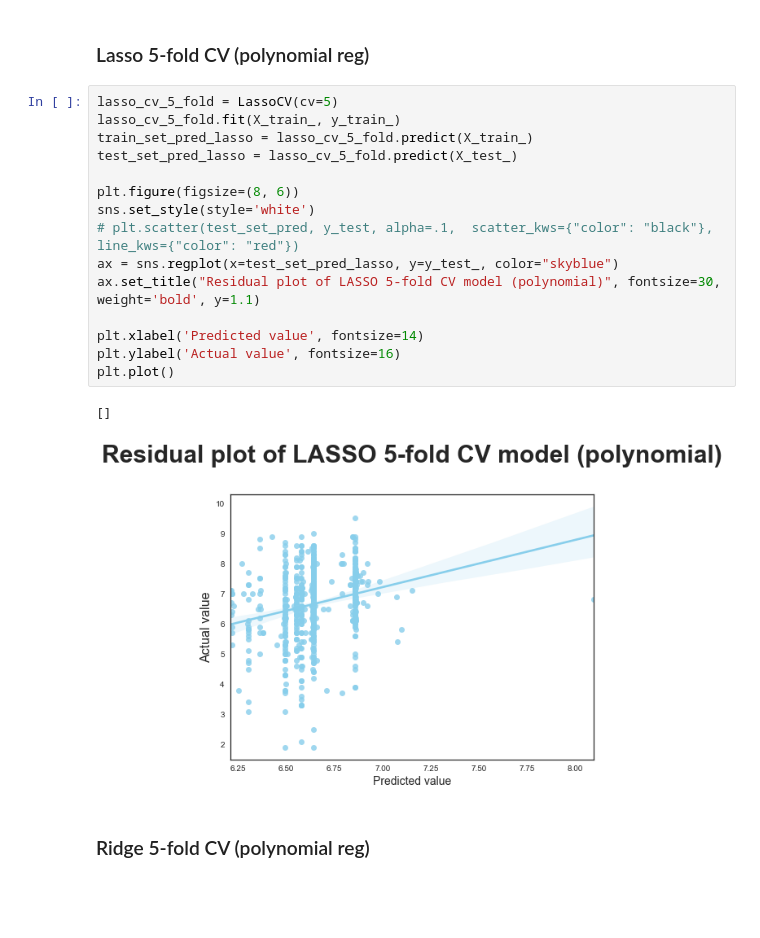
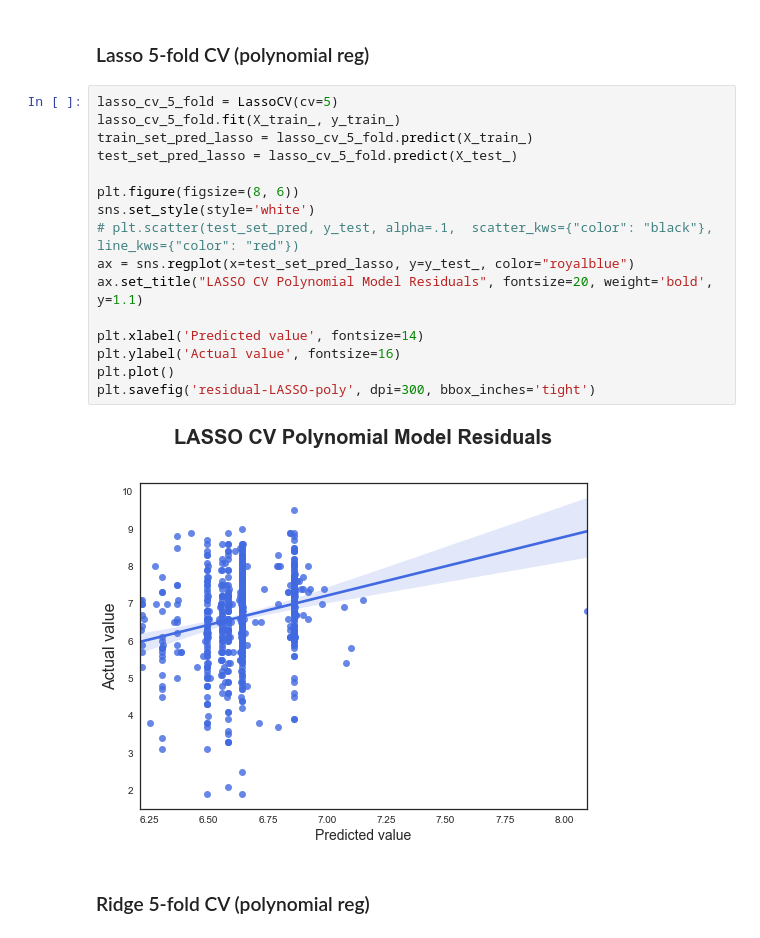
Before and after one commit to yi-ye-zhi-qiu/liamometer, a Jupyter notebook: StepIV Ridge Lasso CV.ipynb, the cells around one changed output. Drawn from its saved outputs; the diff is of its cells as text; blank space fills up the shorter version.

```diff
--- a/StepIV Ridge Lasso CV.ipynb
+++ b/StepIV Ridge Lasso CV.ipynb
@@ -252,21 +258,21 @@ visualizer.show()                 # Finalize and render the figure
 # %%
 lasso_cv_5_fold = LassoCV(cv=5)
 lasso_cv_5_fold.fit(X_train_, y_train_)
 train_set_pred_lasso = lasso_cv_5_fold.predict(X_train_)
 test_set_pred_lasso = lasso_cv_5_fold.predict(X_test_)
 
 plt.figure(figsize=(8, 6))
 sns.set_style(style='white')
 # plt.scatter(test_set_pred, y_test, alpha=.1,  scatter_kws={"color": "black"}, line_kws={"color": "red"})
-ax = sns.regplot(x=test_set_pred_lasso, y=y_test_, color="skyblue")
-ax.set_title("Residual plot of LASSO 5-fold CV model (polynomial)", fontsize=30, weight='bold', y=1.1)
+ax = sns.regplot(x=test_set_pred_lasso, y=y_test_, color="royalblue")
+ax.set_title("LASSO CV Polynomial Model Residuals", fontsize=20, weight='bold', y=1.1)
 
 plt.xlabel('Predicted value', fontsize=14)
 plt.ylabel('Actual value', fontsize=16)
 plt.plot()
+plt.savefig('residual-LASSO-poly', dpi=300, bbox_inches='tight')
 # %% [output]
-[]
-[figure, old version]
+[figure, new version]
 # %% [markdown]
 ### Ridge 5-fold CV (polynomial reg)
 # %%
```
Also changed, not shown: parts of 11 cells of this notebook.
